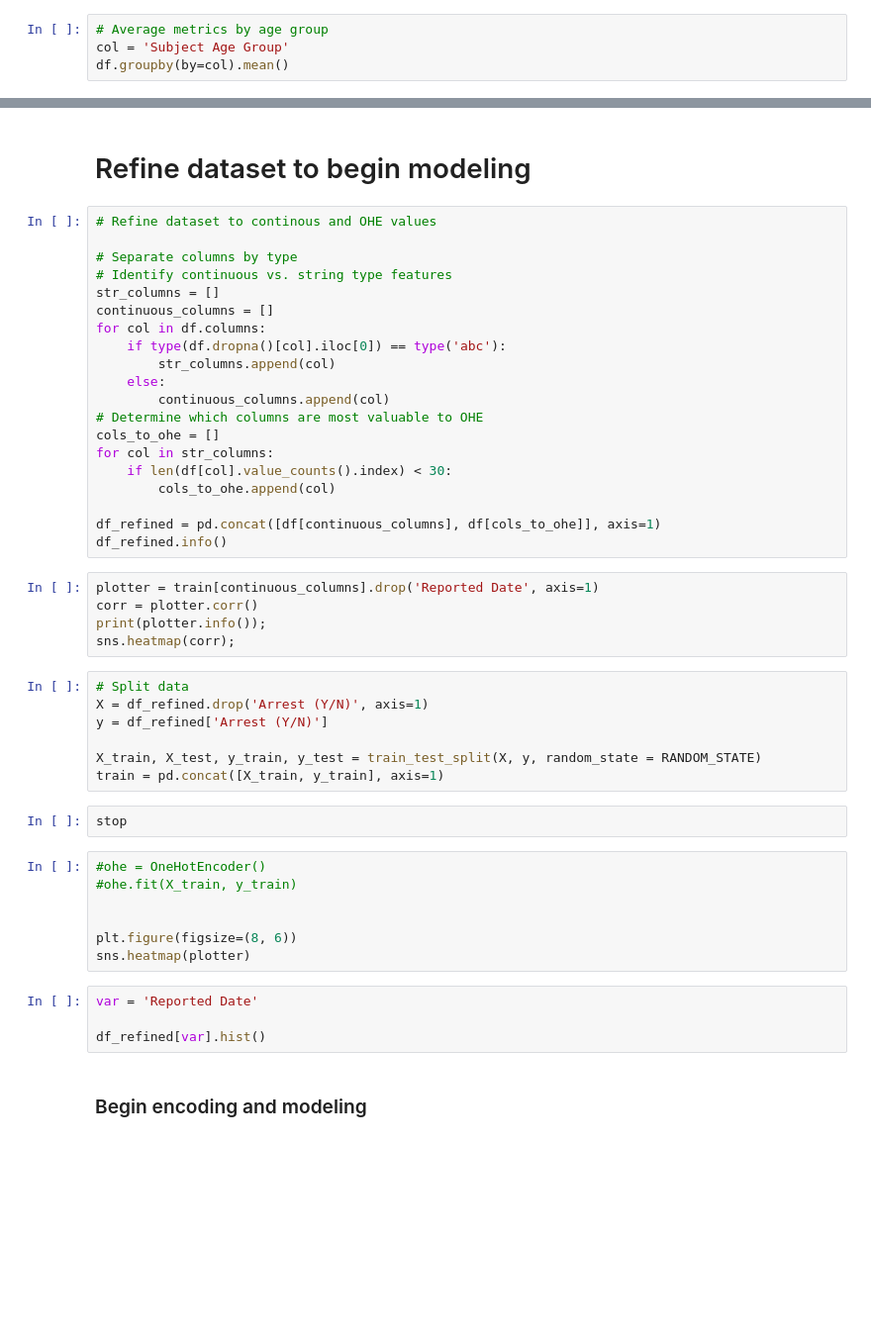
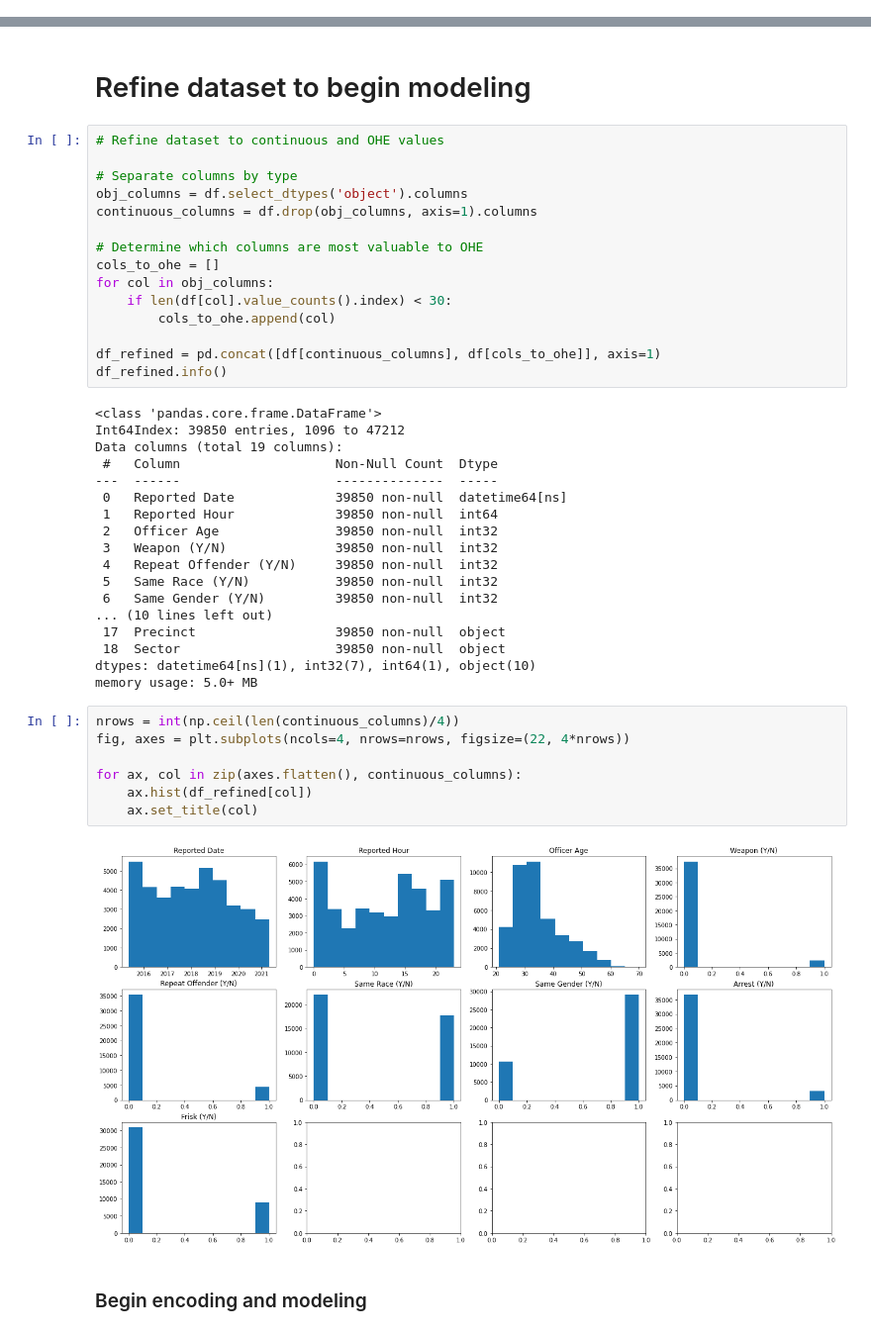
Before and after one commit to sethnlewis/Policing-Bias, a Jupyter notebook: analysis/EDA.ipynb, the cells around one changed output, grey strips where cells are left out. Shown: that part at 99% size. Saved outputs shown, nothing was run; the diff lists cells and outputs as text; blank space fills up the shorter version.

Commit message:
Progress with visualizations and pipelines

```diff
--- a/analysis/EDA.ipynb
+++ b/analysis/EDA.ipynb
@@ -291,4 +228,0 @@ NameError: name 'stop' is not defined
-# %%
-# Average metrics by age group
-col = 'Subject Age Group'
-df.groupby(by=col).mean()
@@ -295,49 +249,46 @@ df.groupby(by=col).mean()
 # %% [markdown]
 # Refine dataset to begin modeling
 # %%
-# Refine dataset to continous and OHE values
+# Refine dataset to continuous and OHE values
 
 # Separate columns by type
-# Identify continuous vs. string type features
-str_columns = []
-continuous_columns = []
-for col in df.columns:
-    if type(df.dropna()[col].iloc[0]) == type('abc'):
-        str_columns.append(col)
-    else:
-        continuous_columns.append(col)
+obj_columns = df.select_dtypes('object').columns
+continuous_columns = df.drop(obj_columns, axis=1).columns
+
 # Determine which columns are most valuable to OHE
 cols_to_ohe = []
-for col in str_columns:
+for col in obj_columns:
     if len(df[col].value_counts().index) < 30:
         cols_to_ohe.append(col)
 
 df_refined = pd.concat([df[continuous_columns], df[cols_to_ohe]], axis=1)
 df_refined.info()
+# %% [output]
+<class 'pandas.core.frame.DataFrame'>
+Int64Index: 39850 entries, 1096 to 47212
+Data columns (total 19 columns):
+ #   Column                    Non-Null Count  Dtype
+---  ------                    --------------  -----
+ 0   Reported Date             39850 non-null  datetime64[ns]
+ 1   Reported Hour             39850 non-null  int64
+ 2   Officer Age               39850 non-null  int32
+ 3   Weapon (Y/N)              39850 non-null  int32
+ 4   Repeat Offender (Y/N)     39850 non-null  int32
+ 5   Same Race (Y/N)           39850 non-null  int32
+ 6   Same Gender (Y/N)         39850 non-null  int32
+... (10 lines left out)
+ 17  Precinct                  39850 non-null  object
+ 18  Sector                    39850 non-null  object
+dtypes: datetime64[ns](1), int32(7), int64(1), object(10)
+memory usage: 5.0+ MB
-# %%
-plotter = train[continuous_columns].drop('Reported Date', axis=1)
-corr = plotter.corr()
-print(plotter.info());
-sns.heatmap(corr);
-# %%
-# Split data
-X = df_refined.drop('Arrest (Y/N)', axis=1)
-y = df_refined['Arrest (Y/N)']
-
-X_train, X_test, y_train, y_test = train_test_split(X, y, random_state = RANDOM_STATE)
-train = pd.concat([X_train, y_train], axis=1)
-# %%
-stop
-# %%
-#ohe = OneHotEncoder()
-#ohe.fit(X_train, y_train)
-
-
-plt.figure(figsize=(8, 6))
-sns.heatmap(plotter)
-# %%
-var = 'Reported Date'
-
-df_refined[var].hist()
+# %%
+nrows = int(np.ceil(len(continuous_columns)/4))
+fig, axes = plt.subplots(ncols=4, nrows=nrows, figsize=(22, 4*nrows))
+
+for ax, col in zip(axes.flatten(), continuous_columns):
+    ax.hist(df_refined[col])
+    ax.set_title(col)
+# %% [output]
+[figure, added]
 # %% [markdown]
 ### Begin encoding and modeling
```
Also changed, not shown: parts of 13 cells of this notebook.
